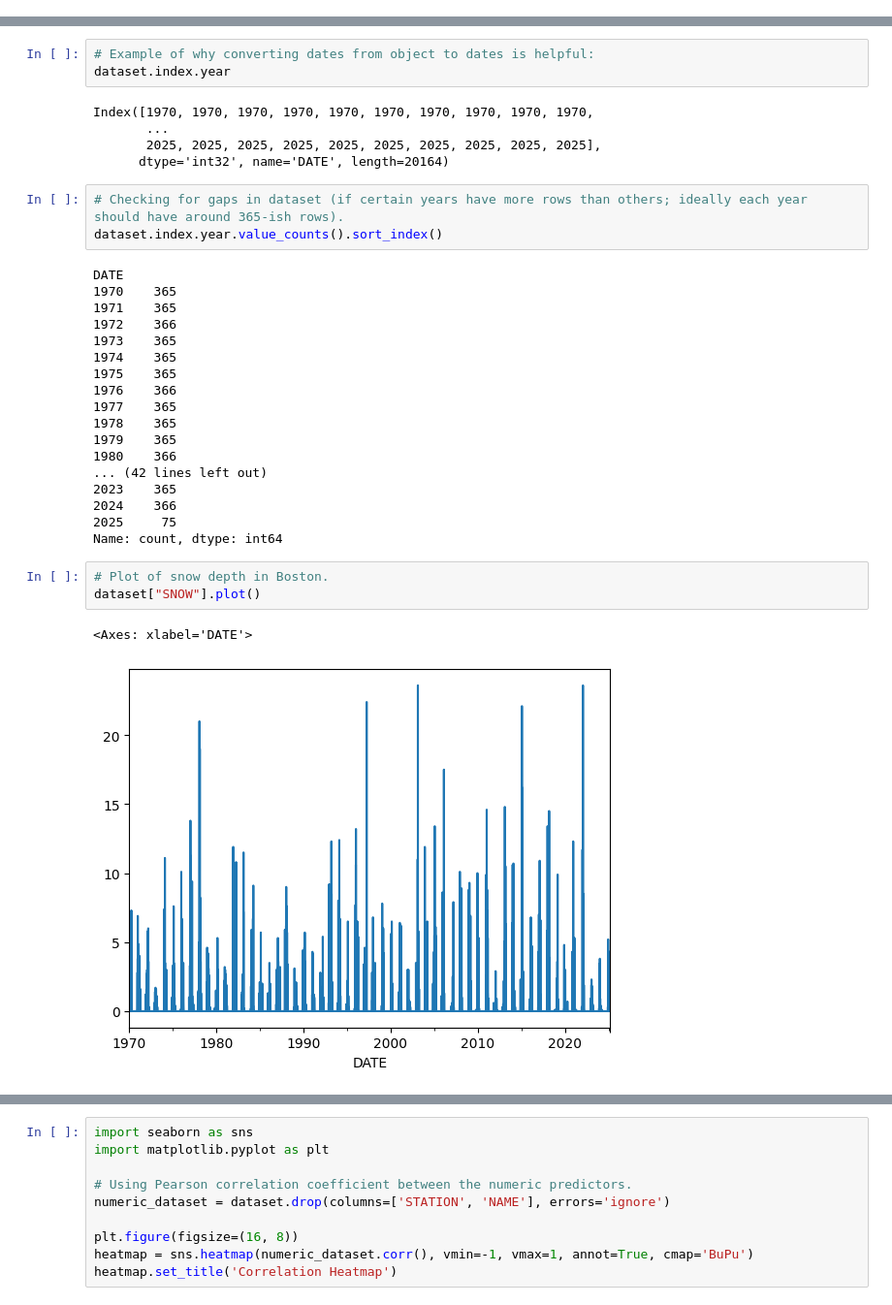
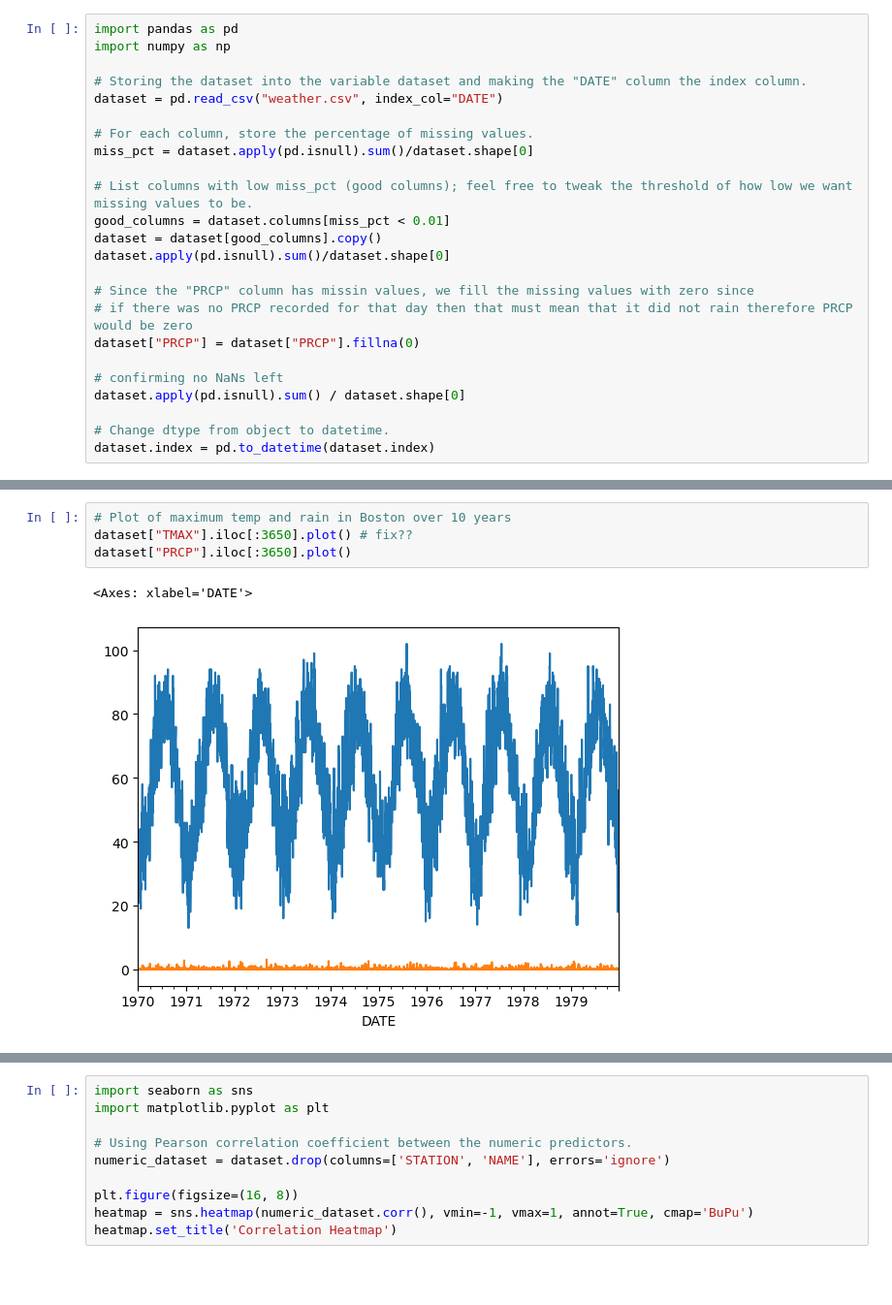
Before and after one commit to jebrinton/cs506finalproject, a Jupyter notebook: bhim_and_wen_combined.ipynb, the cells around one changed output, grey strips where cells are left out. Shown at 97% size. Cells and saved outputs as stored; diff of their text form; blank space fills up the shorter version.

```diff
--- a/bhim_and_wen_combined.ipynb
+++ b/bhim_and_wen_combined.ipynb
@@ -101,3 +3,27 @@ Index(['1970-01-01', '1970-01-02', '1970-01-03', '1970-01-04', '1970-01-05',
+# %%
+import pandas as pd
+import numpy as np
+
+# Storing the dataset into the variable dataset and making the "DATE" column the index column.
+dataset = pd.read_csv("weather.csv", index_col="DATE")
+
+# For each column, store the percentage of missing values.
+miss_pct = dataset.apply(pd.isnull).sum()/dataset.shape[0]
+
+# List columns with low miss_pct (good columns); feel free to tweak the threshold of how low we want missing values to be.
+good_columns = dataset.columns[miss_pct < 0.01]
+dataset = dataset[good_columns].copy()
+dataset.apply(pd.isnull).sum()/dataset.shape[0]
+
+# Since the "PRCP" column has missin values, we fill the missing values with zero since
+# if there was no PRCP recorded for that day then that must mean that it did not rain therefore PRCP would be zero
+dataset["PRCP"] = dataset["PRCP"].fillna(0)
+
+# confirming no NaNs left
+dataset.apply(pd.isnull).sum() / dataset.shape[0]
+
+# Change dtype from object to datetime.
+dataset.index = pd.to_datetime(dataset.index)
 # %%
 # Change dtype from object to datetime.
 dataset.index = pd.to_datetime(dataset.index)
@@ -115,35 +40,7 @@ DatetimeIndex(['1970-01-01', '1970-01-02', '1970-01-03', '1970-01-04',
-# %%
-# Example of why converting dates from object to dates is helpful:
-dataset.index.year
-# %% [output]
-Index([1970, 1970, 1970, 1970, 1970, 1970, 1970, 1970, 1970, 1970,
-       ...
-       2025, 2025, 2025, 2025, 2025, 2025, 2025, 2025, 2025, 2025],
-      dtype='int32', name='DATE', length=20164)
-# %%
-# Checking for gaps in dataset (if certain years have more rows than others; ideally each year should have around 365-ish rows).
-dataset.index.year.value_counts().sort_index()
-# %% [output]
-DATE
-1970    365
-1971    365
-1972    366
-1973    365
-1974    365
-1975    365
-1976    366
-1977    365
-1978    365
-1979    365
-1980    366
-... (42 lines left out)
-2023    365
-2024    366
-2025     75
-Name: count, dtype: int64
-# %%
-# Plot of snow depth in Boston.
-dataset["SNOW"].plot()
-# %% [output]
-<Axes: xlabel='DATE'>
-[figure, removed]
+# %%
+# Plot of maximum temp and rain in Boston over 10 years
+dataset["TMAX"].iloc[:3650].plot() # fix??
+dataset["PRCP"].iloc[:3650].plot()
+# %% [output]
+<Axes: xlabel='DATE'>
+[figure, added]
```
Also changed, not shown: parts of 34 cells of this notebook, 1 other file.
